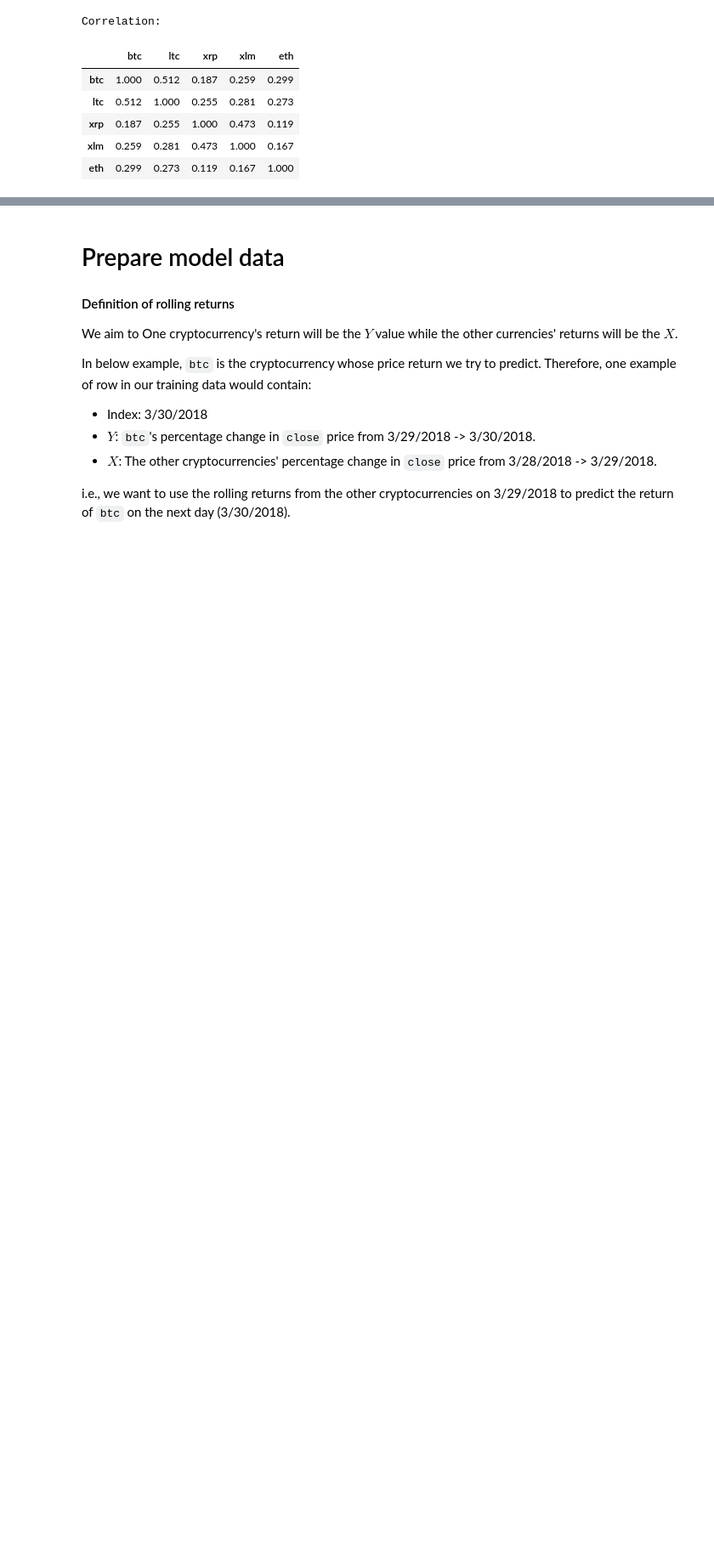
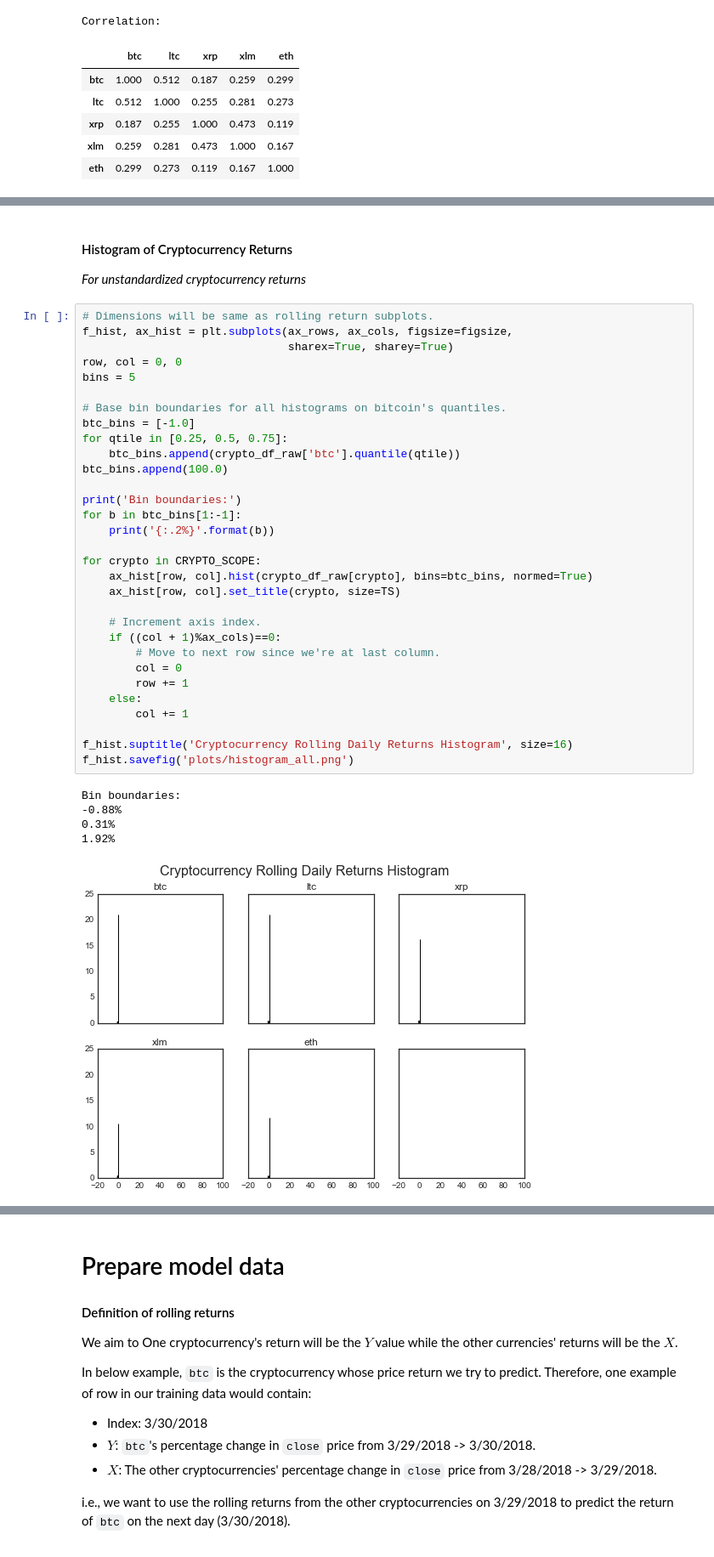
Before and after one commit to dastjerdi/crypto-ml, a Jupyter notebook: crypto_ml.ipynb, the cells around one changed output, grey strips where cells are left out. Shown at 85% size. Cells and saved outputs as stored; diff of their text form; blank space fills up the shorter version.

```diff
--- a/crypto_ml.ipynb
+++ b/crypto_ml.ipynb
@@ -221,0 +229,41 @@ plt.savefig('plots/daily_rolling_all.png', bbox_inches='tight')
+# %% [markdown]
+#### Histogram of Cryptocurrency Returns
+
+*For unstandardized cryptocurrency returns*
+# %%
+# Dimensions will be same as rolling return subplots.
+f_hist, ax_hist = plt.subplots(ax_rows, ax_cols, figsize=figsize,
+                               sharex=True, sharey=True)
+row, col = 0, 0
+bins = 5
+
+# Base bin boundaries for all histograms on bitcoin's quantiles.
+btc_bins = [-1.0]
+for qtile in [0.25, 0.5, 0.75]:
+    btc_bins.append(crypto_df_raw['btc'].quantile(qtile))
+btc_bins.append(100.0)
+
+print('Bin boundaries:')
+for b in btc_bins[1:-1]:
+    print('{:.2%}'.format(b))
+
+for crypto in CRYPTO_SCOPE:
+    ax_hist[row, col].hist(crypto_df_raw[crypto], bins=btc_bins, normed=True)
+    ax_hist[row, col].set_title(crypto, size=TS)
+
+    # Increment axis index.
+    if ((col + 1)%ax_cols)==0:
+        # Move to next row since we're at last column.
+        col = 0
+        row += 1
+    else:
+        col += 1
+
+f_hist.suptitle('Cryptocurrency Rolling Daily Returns Histogram', size=16)
+f_hist.savefig('plots/histogram_all.png')
+# %% [output]
+Bin boundaries:
+-0.88%
+0.31%
+1.92%
+[figure, added]
```
Also changed, not shown: parts of 10 cells of this notebook, 5 other files.
